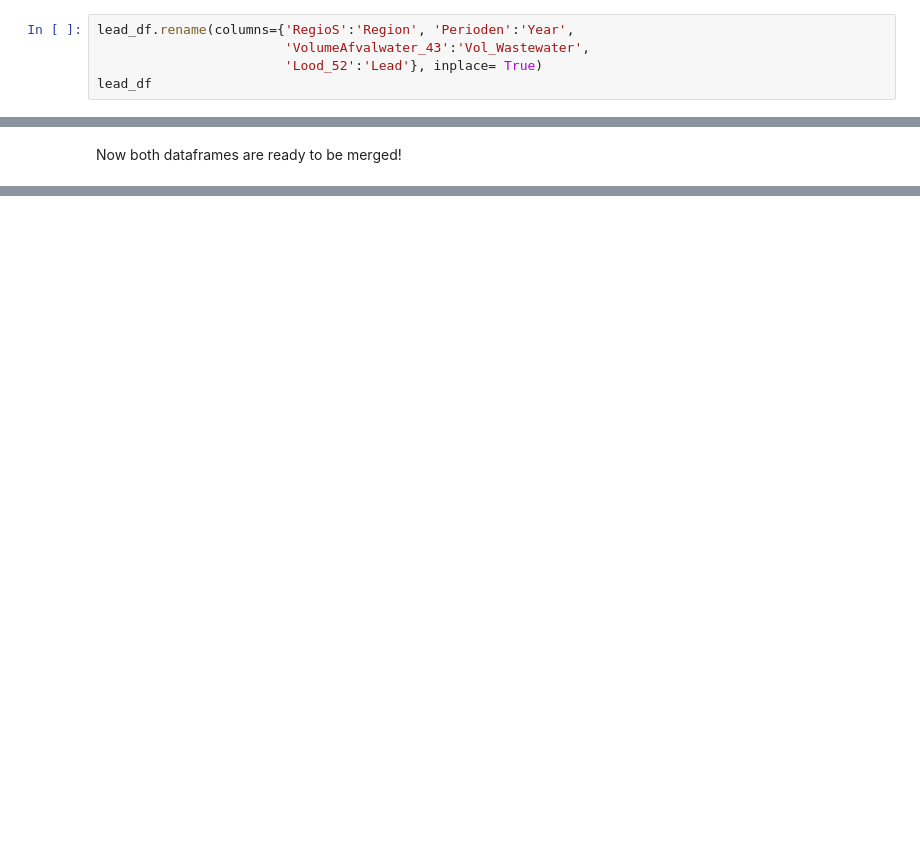
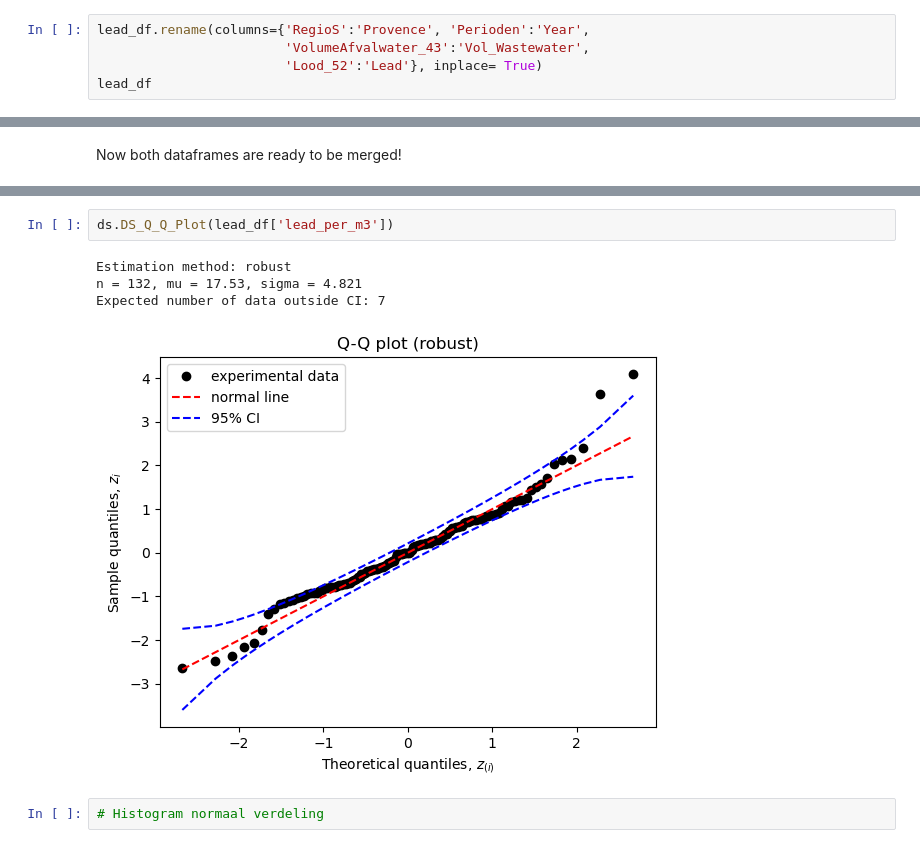
Before and after one commit to JMenzingaST/Lead_Crime_NL, a Jupyter notebook: Main.ipynb, the cells around one changed output, grey strips where cells are left out. Drawn from its saved outputs; the diff is of its cells as text; blank space fills up the shorter version.

```diff
--- a/Main.ipynb
+++ b/Main.ipynb
@@ -143,7 +248,7 @@ check_data(crime_df)
 # %% [markdown]
 Now its time for lead_df
 # %%
-lead_df.rename(columns={'RegioS':'Region', 'Perioden':'Year',
+lead_df.rename(columns={'RegioS':'Provence', 'Perioden':'Year',
                         'VolumeAfvalwater_43':'Vol_Wastewater',
                         'Lood_52':'Lead'}, inplace= True)
 lead_df
@@ -219,0 +467,9 @@ hvexplorer
+# %%
+ds.DS_Q_Q_Plot(lead_df['lead_per_m3'])
+# %% [output]
+Estimation method: robust
+n = 132, mu = 17.53, sigma = 4.821
+Expected number of data outside CI: 7
+[figure, added]
+# %%
+# Histogram normaal verdeling
```
Also changed, not shown: parts of 33 cells of this notebook.
